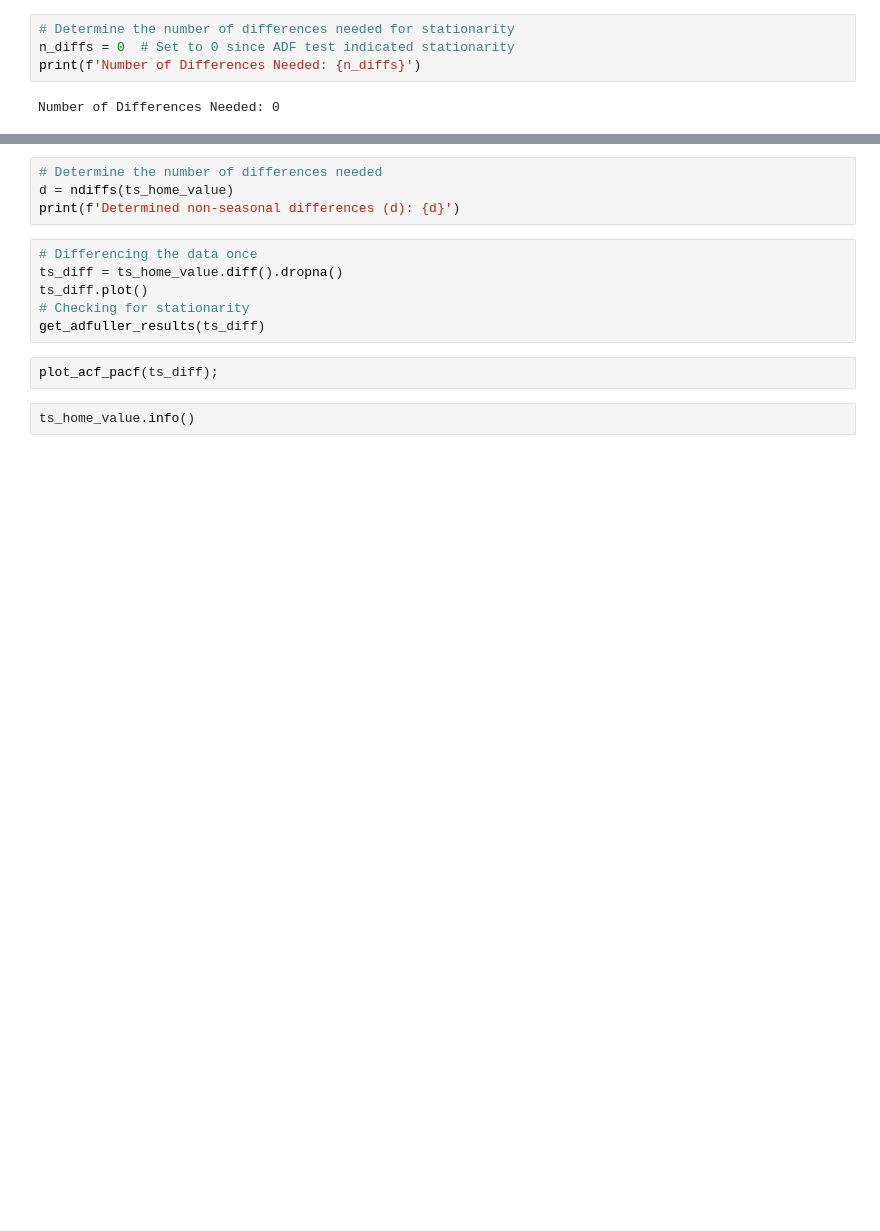
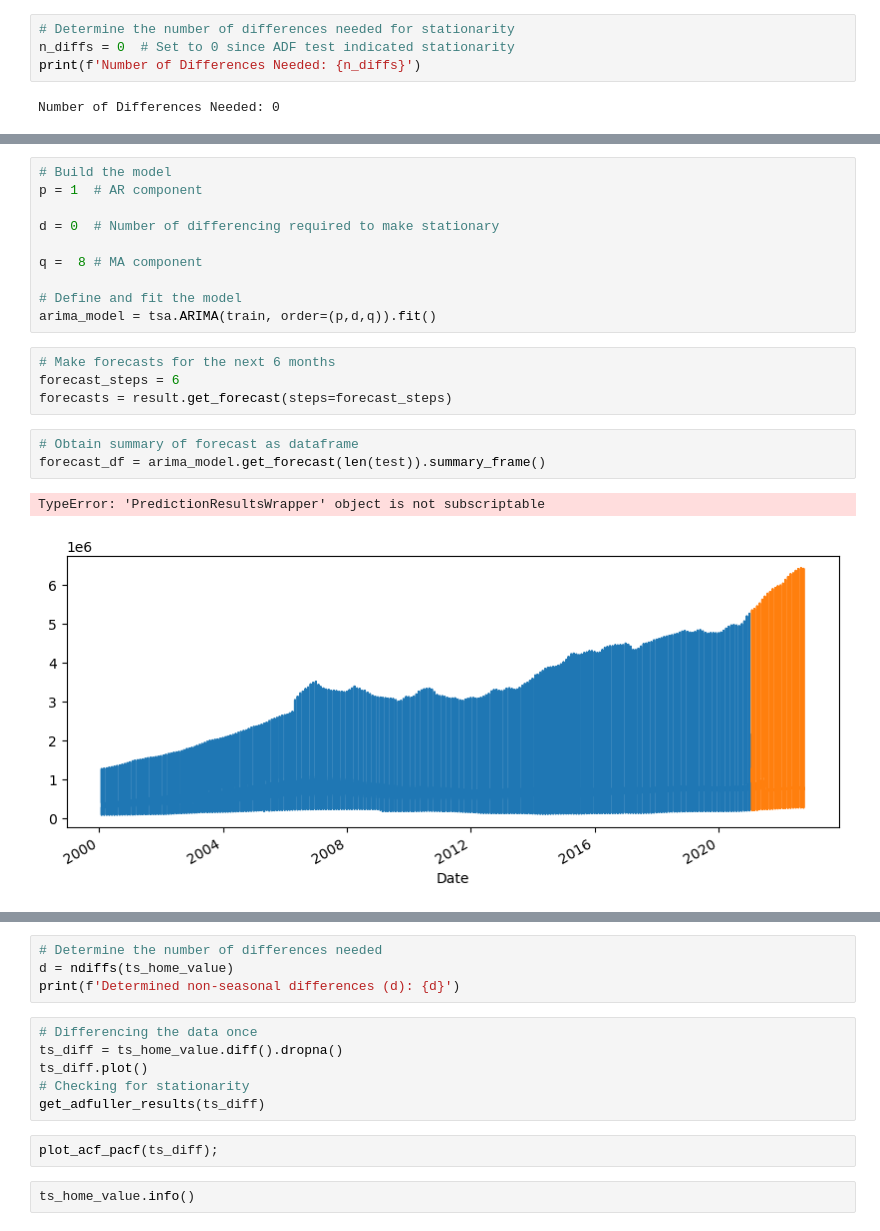
Before and after one commit to JamesCraig35/Preparing-Time-Series-from-Wide-Form-Data--Core-, a Jupyter notebook: Gridsearch SARIMA Models (Core).ipynb, the cells around one changed output, grey strips where cells are left out. Cells and saved outputs as stored; diff of their text form; blank space fills up the shorter version.

```diff
--- a/Gridsearch SARIMA Models (Core).ipynb
+++ b/Gridsearch SARIMA Models (Core).ipynb
@@ -296,0 +315,20 @@ plt.show()
+# %%
+# Build the model
+p = 1  # AR component
+
+d = 0  # Number of differencing required to make stationary
+
+q =  8 # MA component
+
+# Define and fit the model
+arima_model = tsa.ARIMA(train, order=(p,d,q)).fit()
+# %%
+# Make forecasts for the next 6 months
+forecast_steps = 6
+forecasts = result.get_forecast(steps=forecast_steps)
+# %%
+# Obtain summary of forecast as dataframe
+forecast_df = arima_model.get_forecast(len(test)).summary_frame()
+# %% [output]
+TypeError: 'PredictionResultsWrapper' object is not subscriptable
+[figure, added]
```
Also changed, not shown: parts of 20 cells of this notebook.
